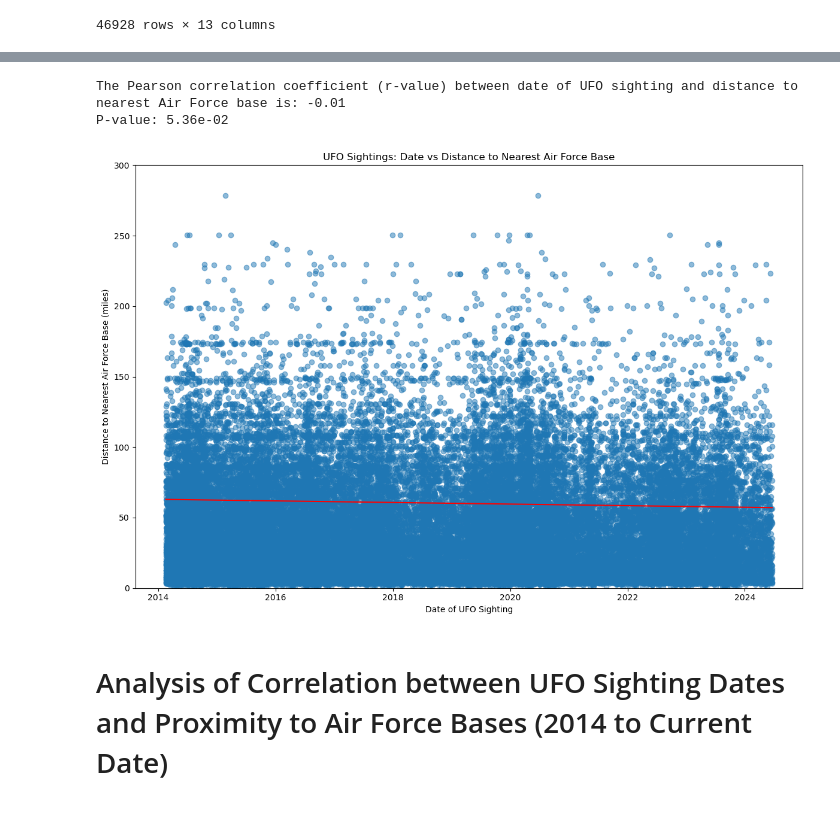
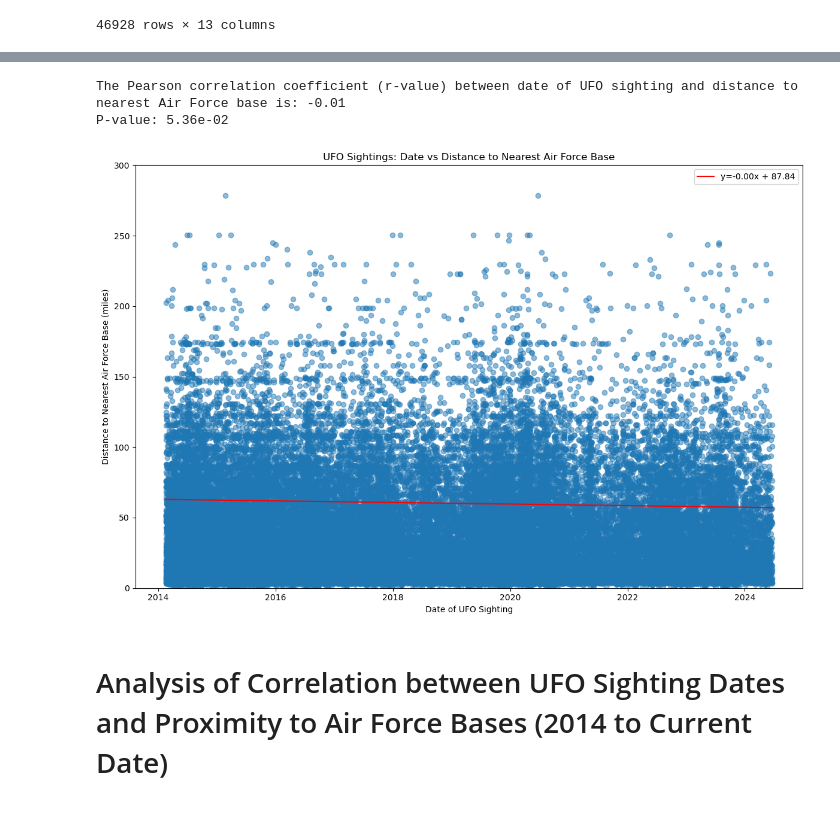
Before and after one commit to gfoley15/you_only_know_what_UFO, a Jupyter notebook: Code/04_Diagnostic_Analytics_Correlation.ipynb, the cells around one changed output, grey strips where cells are left out. Cells and saved outputs as stored; diff of their text form; code cells hidden in the pictures.

Commit message:
Fixed 04_Diagnostic to display the value of the linear regression on the scatter plot, saved an updated plot image to the Output directory

```diff
--- a/Code/04_Diagnostic_Analytics_Correlation.ipynb
+++ b/Code/04_Diagnostic_Analytics_Correlation.ipynb
@@ -57,3 +60,6 @@ ufo_sightings_df.to_csv('../Output/ufo_sightings_distance_to_base.csv', index=Fa
+# %%
+# Read the saved CSV file
+ufo_sightings_df = pd.read_csv('../Output/ufo_sightings_distance_to_base.csv')
 # %%
 # First, convert the date string to a datetime object
 ufo_sightings_df['OCCURRED_DATE'] = pd.to_datetime(ufo_sightings_df['OCCURRED_DATE'])
@@ -74,35 +80,37 @@ regression_values = x * slope + intercept
 # Calculate the Pearson correlation coefficient
 correlation, p_value_corr = st.pearsonr(x, y)
 print(f'The Pearson correlation coefficient (r-value) between date of UFO sighting and distance to nearest Air Force base is: {r_value:.2f}')
 
 # Print p-value
 print(f"P-value: {p_value:.2e}")
 
 # Create the scatter plot
 plt.figure(figsize=(12, 8))
 plt.scatter(ufo_sightings_df['OCCURRED_DATE'], y, alpha=0.5)
 plt.xlabel('Date of UFO Sighting')
 plt.ylabel('Distance to Nearest Air Force Base (miles)')
 plt.title('UFO Sightings: Date vs Distance to Nearest Air Force Base')
-# plt.xticks(rotation=45, ha='right')
 
 # Set y-axis limits to 0-300 miles
 plt.ylim(0, 300)
 
 # Plot the regression line
 plt.plot(ufo_sightings_df['OCCURRED_DATE'], regression_values, color="red",
          label=f'y={slope:.2f}x + {intercept:.2f}')
 
+# Add the legend to display the label
+plt.legend()
+
 # Adjust the layout to prevent cutoff
 plt.tight_layout()
 
 # Save plot
 plt.savefig('../Output/ufo_sightings_scatter_plot_2014_to_2024.png', bbox_inches='tight')
 plt.show()
 # %% [output]
 The Pearson correlation coefficient (r-value) between date of UFO sighting and distance to nearest Air Force base is: -0.01
 P-value: 5.36e-02
-[figure, old version]
+[figure, new version]
 # %% [markdown]
 # Analysis of Correlation between UFO Sighting Dates and Proximity to Air Force Bases (2014 to Current Date)
 
```
Also changed, not shown: parts of 1 cell of this notebook, 1 other file.
